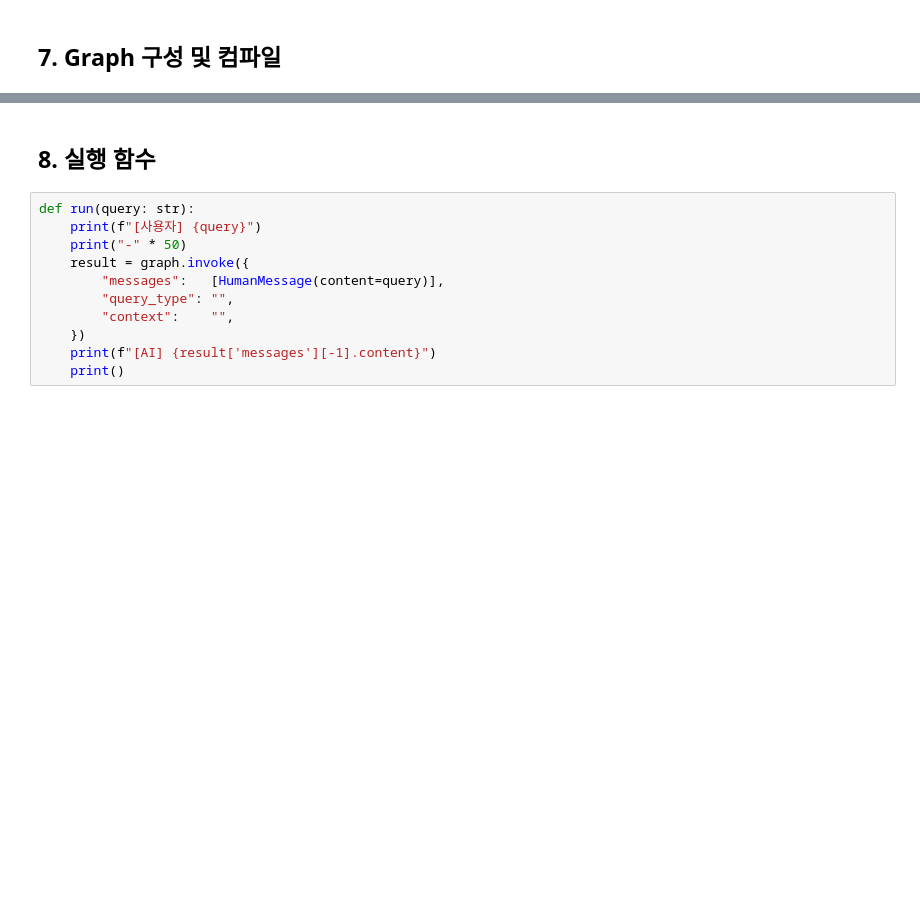
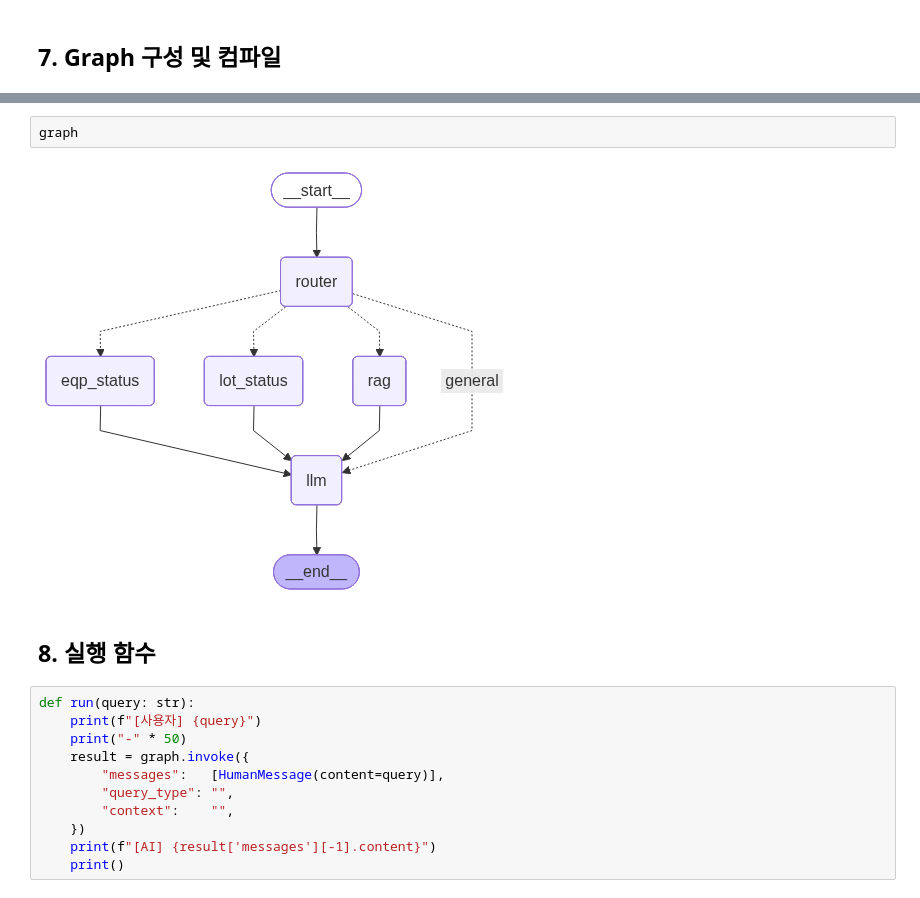
Before and after one commit to bonheon/LangGraph, a Jupyter notebook: rag_router_agent.ipynb, the cells around one changed output, grey strips where cells are left out. Drawn from its saved outputs; the diff is of its cells as text; blank space fills up the shorter version.

```diff
--- a/rag_router_agent.ipynb
+++ b/rag_router_agent.ipynb
@@ -256,3 +276,7 @@ print("노드:", ["router", "rag", "lot_status", "eqp_status", "llm"])
+# %%
+graph
+# %% [output]
+[figure, added]
 # %% [markdown]
 ## 8. 실행 함수
 # %%
```
Also changed, not shown: parts of 14 cells of this notebook.
